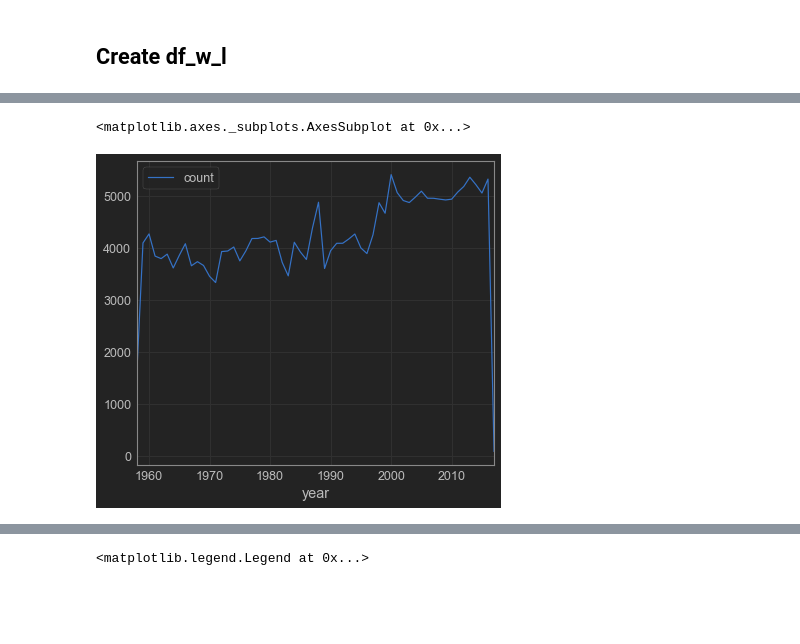
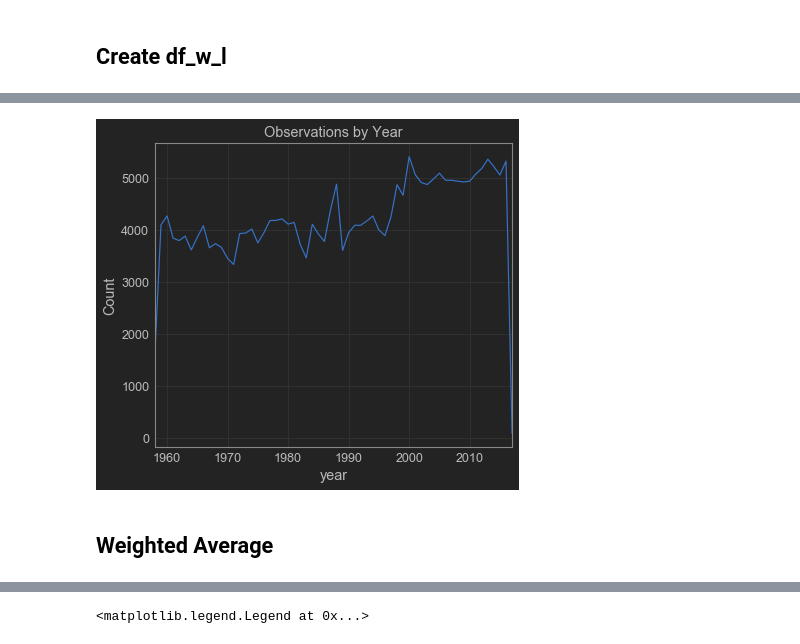
Before and after one commit to akraemer007/what_exactly_are_we_turning_down_for_again, a Jupyter notebook: EDA/eda.ipynb, the cells around one changed output, grey strips where cells are left out. Saved outputs shown, nothing was run; the diff lists cells and outputs as text; code cells hidden in the pictures; blank space fills up the shorter version.

```diff
--- a/EDA/eda.ipynb
+++ b/EDA/eda.ipynb
@@ -220,8 +224,12 @@ df_w_l.groupby('year')['polarity'].mean().reset_index().plot('year', 'polarity')
 # %%
-df_w_l.groupby('year')['spotifyID'].count().reset_index(name = 'count').plot('year', 'count')
+df_w_l.groupby('year')['spotifyID'].count().reset_index(name = 'count').plot('year', 'count', legend = False)
+plt.title('Observations by Year')
+plt.ylabel('Count')
+plt.show()
 # %% [output]
-<matplotlib.axes._subplots.AxesSubplot at 0x...>
-[figure, old version]
+[figure, new version]
+# %% [markdown]
+## Weighted Average
 # %%
 df_w_l['rank_weight'] = 101 - df_w_l['rank']
 # %%
```
Also changed, not shown: parts of 15 cells of this notebook.
